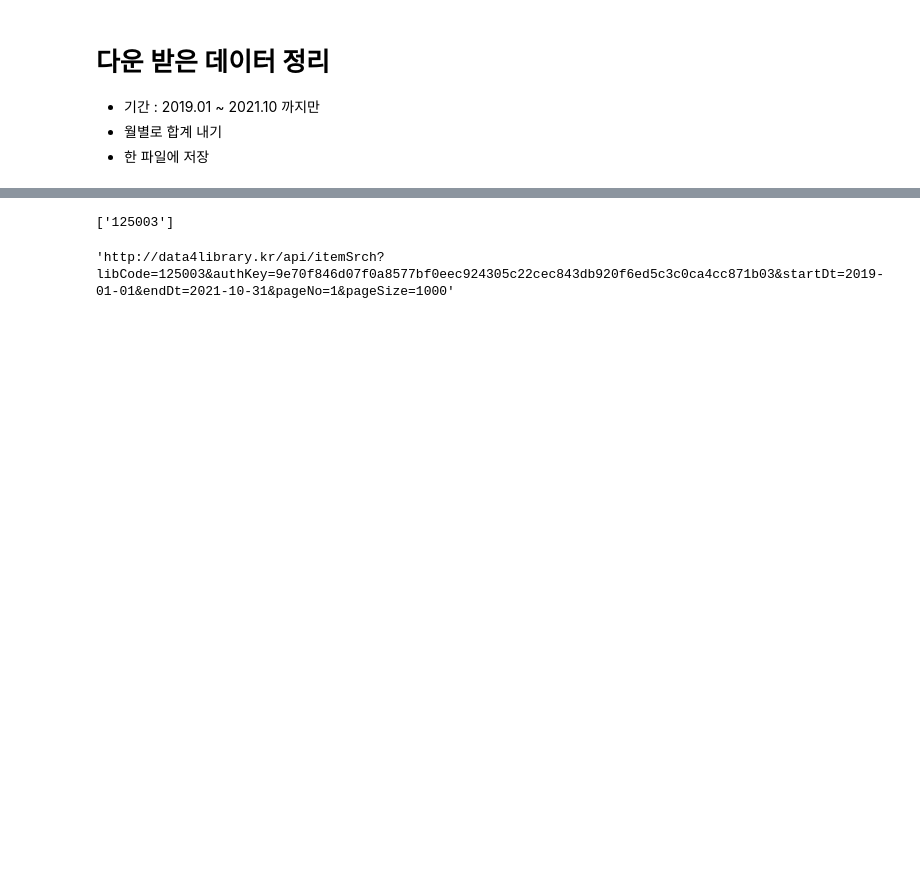
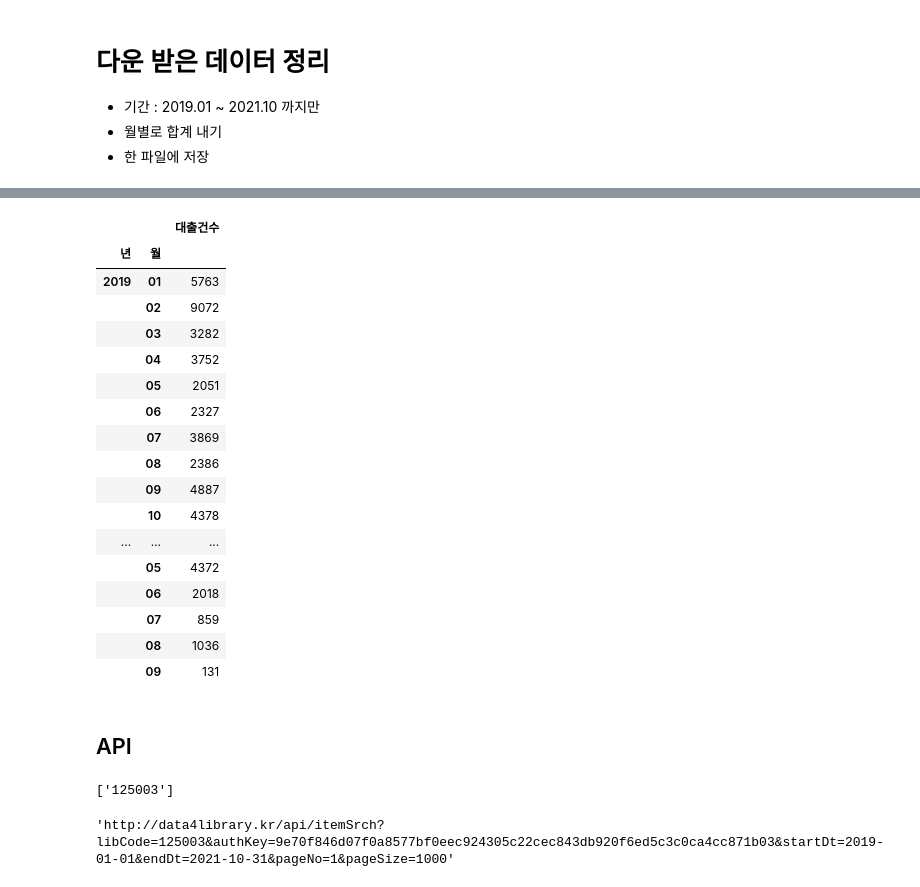
Before and after one commit to Hyeonjiwon/Python-Study, a Jupyter notebook: Web Scraping/Web scraping.ipynb, the cells around one changed output, grey strips where cells are left out. Cells and saved outputs as stored; diff of their text form; code cells hidden in the pictures; blank space fills up the shorter version.

```diff
--- a/Web Scraping/Web scraping.ipynb
+++ b/Web Scraping/Web scraping.ipynb
@@ -174,3 +347,28 @@ driver.find_element_by_xpath('//*[@id="sb-site"]/section/div[5]/div[3]/table/tbo
+# %%
+# 월별 대출 건수
+grouped_df = ddf.groupby(['년', '월']).sum()
+grouped_df
+# %% [output]
+|  |  | 대출건수 |
+| 년 | 월 |  |
+| 2019 | 01 | 5763 |
+|  | 02 | 9072 |
+|  | 03 | 3282 |
+|  | 04 | 3752 |
+|  | 05 | 2051 |
+|  | 06 | 2327 |
+|  | 07 | 3869 |
+|  | 08 | 2386 |
+|  | 09 | 4887 |
+|  | 10 | 4378 |
+| ... | ... | ... |
+|  | 05 | 4372 |
+|  | 06 | 2018 |
+|  | 07 | 859 |
+|  | 08 | 1036 |
+|  | 09 | 131 |
+# %% [markdown]
+## API
 # %%
 lib_code_list = []
 # %%
```
Also changed, not shown: parts of 15 cells of this notebook.
